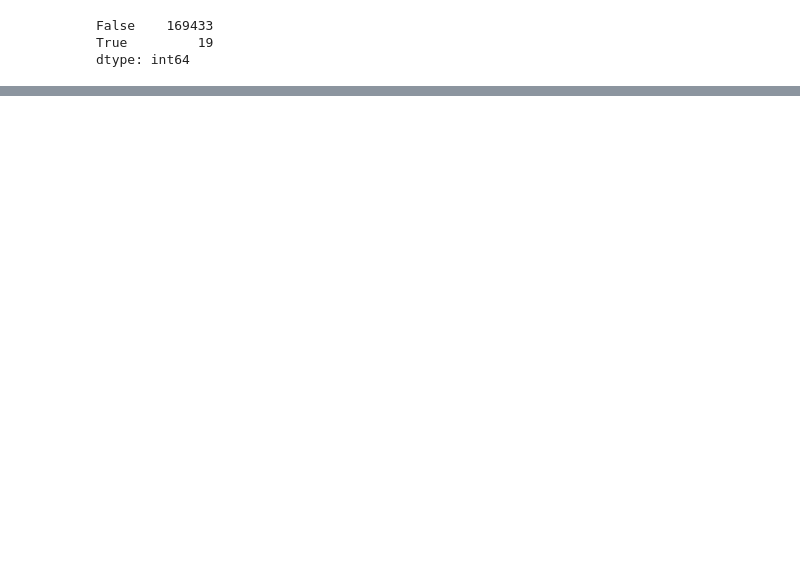
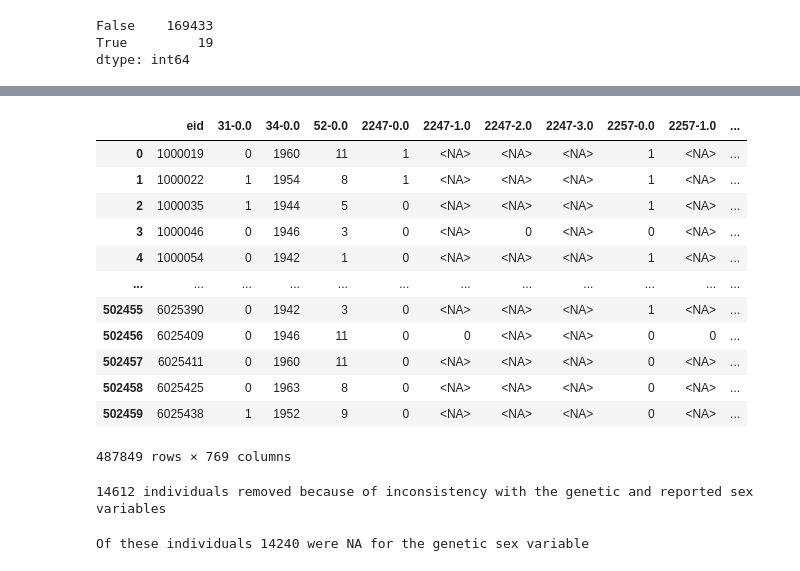
Before and after one commit to statgenetics/UKBB_GWAS_dev, a Jupyter notebook: workflow/051822_ARHI_sex_interaction.ipynb, the cells around one changed output, grey strips where cells are left out. Saved outputs shown, nothing was run; the diff lists cells and outputs as text; code cells hidden in the pictures; blank space fills up the shorter version.

```diff
--- a/workflow/051822_ARHI_sex_interaction.ipynb
+++ b/workflow/051822_ARHI_sex_interaction.ipynb
@@ -1493,0 +1647,30 @@ dtype: int64
+# %%
+# sex inconsistency
+def inconsistent_sexes(row):
+    return pd.isna(row[genetic_sex[0]]) or row[reported_sex[0]] != row[genetic_sex[0]]
+# exclusion based on inconsistent sex
+ex_sex = df[reported_sex + genetic_sex].apply(inconsistent_sexes, axis=1)
+filtered = df[~ex_sex]
+filtered
+# %% [output]
+|  | eid | 31-0.0 | 34-0.0 | 52-0.0 | 2247-0.0 | 2247-1.0 | 2247-2.0 | 2247-3.0 | 2257-0.0 | 2257-1.0 | ... |
+| 0 | 1000019 | 0 | 1960 | 11 | 1 | <NA> | <NA> | <NA> | 1 | <NA> | ... |
+| 1 | 1000022 | 1 | 1954 | 8 | 1 | <NA> | <NA> | <NA> | 1 | <NA> | ... |
+| 2 | 1000035 | 1 | 1944 | 5 | 0 | <NA> | <NA> | <NA> | 1 | <NA> | ... |
+| 3 | 1000046 | 0 | 1946 | 3 | 0 | <NA> | 0 | <NA> | 0 | <NA> | ... |
+| 4 | 1000054 | 0 | 1942 | 1 | 0 | <NA> | <NA> | <NA> | 1 | <NA> | ... |
+| ... | ... | ... | ... | ... | ... | ... | ... | ... | ... | ... | ... |
+| 502455 | 6025390 | 0 | 1942 | 3 | 0 | <NA> | <NA> | <NA> | 1 | <NA> | ... |
+| 502456 | 6025409 | 0 | 1946 | 11 | 0 | 0 | <NA> | <NA> | 0 | 0 | ... |
+| 502457 | 6025411 | 0 | 1960 | 11 | 0 | <NA> | <NA> | <NA> | 0 | <NA> | ... |
+| 502458 | 6025425 | 0 | 1963 | 8 | 0 | <NA> | <NA> | <NA> | 0 | <NA> | ... |
+| 502459 | 6025438 | 1 | 1952 | 9 | 0 | <NA> | <NA> | <NA> | 0 | <NA> | ... |
+487849 rows × 769 columns
+# %%
+print(sum(ex_sex), "individuals removed because of inconsistency with the genetic and reported sex variables")
+# %% [output]
+14612 individuals removed because of inconsistency with the genetic and reported sex variables
+# %%
+print("Of these individuals", sum([1 for x in df[genetic_sex[0]].to_list() if pd.isna(x)]), "were NA for the genetic sex variable")
+# %% [output]
+Of these individuals 14240 were NA for the genetic sex variable
```
Also changed, not shown: parts of 24 cells of this notebook.
